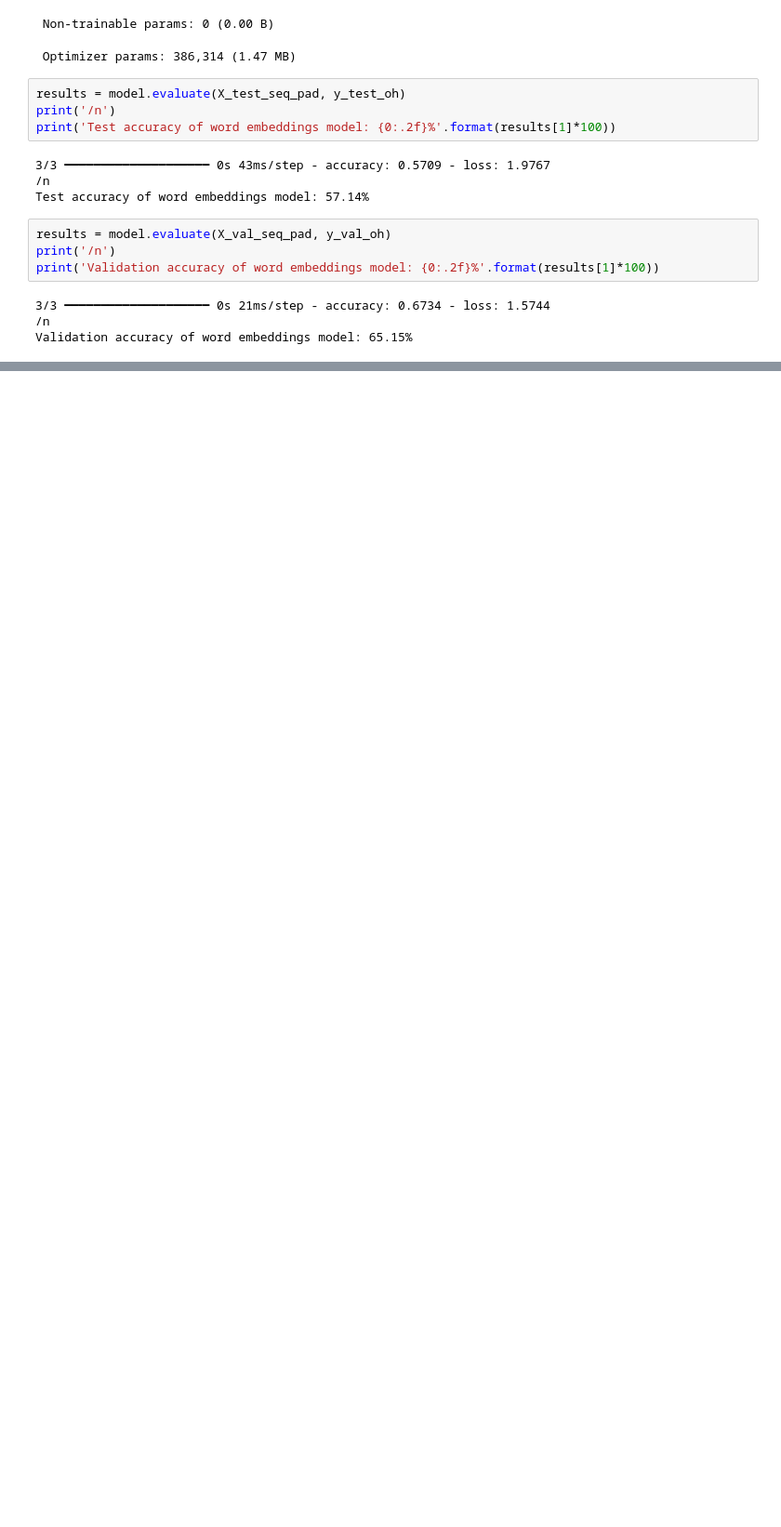
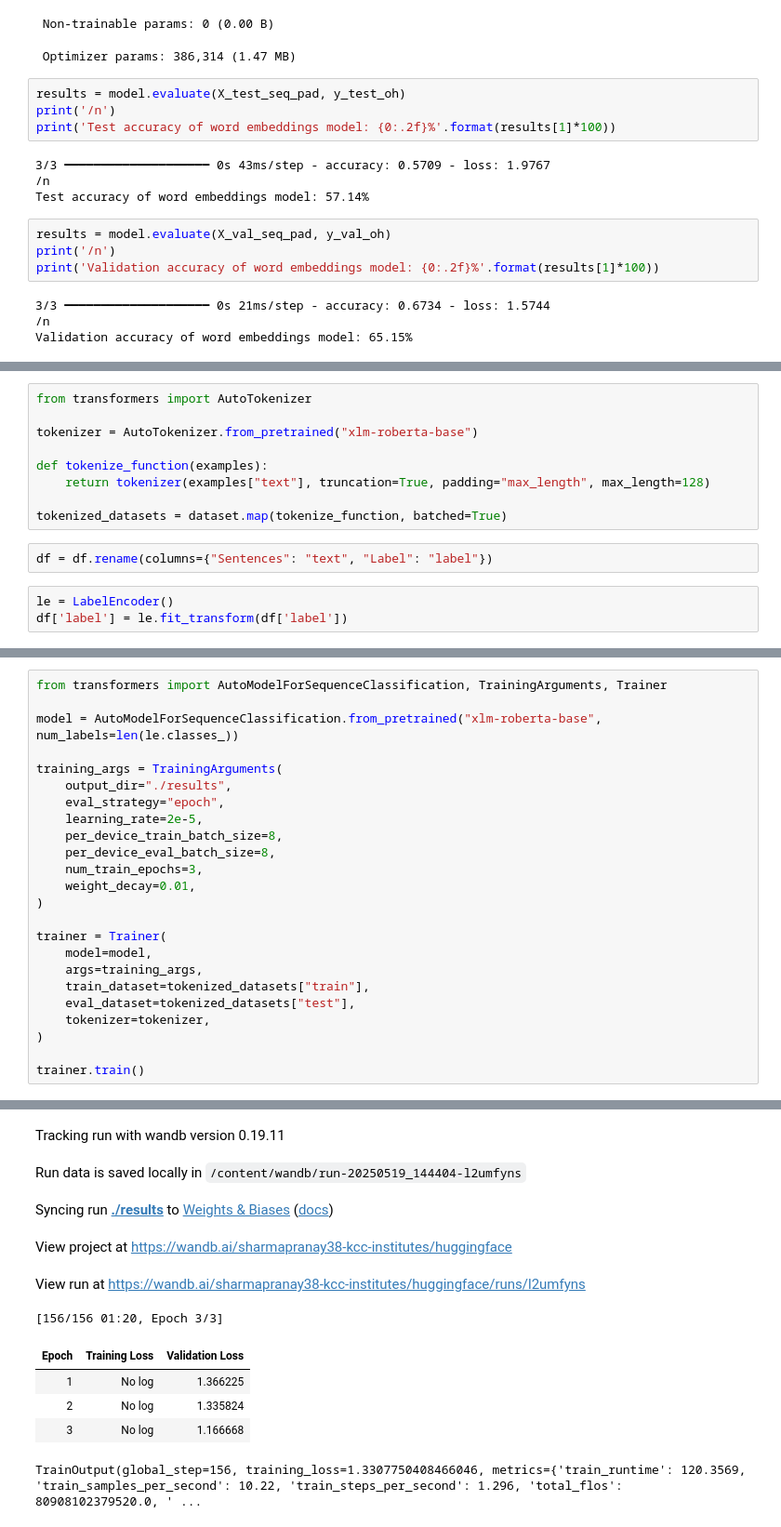
Before and after one commit to sharmapranay38/yantrapragya, a Jupyter notebook: Hindi_sentiment_analysis best.ipynb, the cells around one changed output, grey strips where cells are left out. Shown at 93% size. Cells and saved outputs as stored; diff of their text form; blank space fills up the shorter version.

```diff
--- a/Hindi_sentiment_analysis best.ipynb
+++ b/Hindi_sentiment_analysis best.ipynb
@@ -241,0 +264,14 @@ Validation accuracy of word embeddings model: 65.15%
+# %%
+from transformers import AutoTokenizer
+
+tokenizer = AutoTokenizer.from_pretrained("xlm-roberta-base")
+
+def tokenize_function(examples):
+    return tokenizer(examples["text"], truncation=True, padding="max_length", max_length=128)
+
+tokenized_datasets = dataset.map(tokenize_function, batched=True)
+# %%
+df = df.rename(columns={"Sentences": "text", "Label": "label"})
+# %%
+le = LabelEncoder()
+df['label'] = le.fit_transform(df['label'])
@@ -241,0 +285,25 @@ Validation accuracy of word embeddings model: 65.15%
+# %%
+from transformers import AutoModelForSequenceClassification, TrainingArguments, Trainer
+
+model = AutoModelForSequenceClassification.from_pretrained("xlm-roberta-base", num_labels=len(le.classes_))
+
+training_args = TrainingArguments(
+    output_dir="./results",
+    eval_strategy="epoch",
+    learning_rate=2e-5,
+    per_device_train_batch_size=8,
+    per_device_eval_batch_size=8,
+    num_train_epochs=3,
+    weight_decay=0.01,
+)
+
+trainer = Trainer(
+    model=model,
+    args=training_args,
+    train_dataset=tokenized_datasets["train"],
+    eval_dataset=tokenized_datasets["test"],
+    tokenizer=tokenizer,
+)
+
+trainer.train()
+# %% [output]
@@ -241,0 +323,11 @@ Validation accuracy of word embeddings model: 65.15%
+Tracking run with wandb version 0.19.11
+Run data is saved locally in /content/wandb/run-20250519_144404-l2umfyns
+Syncing run ./results to Weights & Biases (docs)
+View project at https://wandb.ai/sharmapranay38-kcc-institutes/huggingface
+View run at https://wandb.ai/sharmapranay38-kcc-institutes/huggingface/runs/l2umfyns
+[156/156 01:20, Epoch 3/3]
+| Epoch | Training Loss | Validation Loss |
+| 1 | No log | 1.366225 |
+| 2 | No log | 1.335824 |
+| 3 | No log | 1.166668 |
+TrainOutput(global_step=156, training_loss=1.3307750408466046, metrics={'train_runtime': 120.3569, 'train_samples_per_second': 10.22, 'train_steps_per_second': 1.296, 'total_flos': 80908102379520.0, ' ...
```
Also changed, not shown: parts of 7 cells of this notebook.
